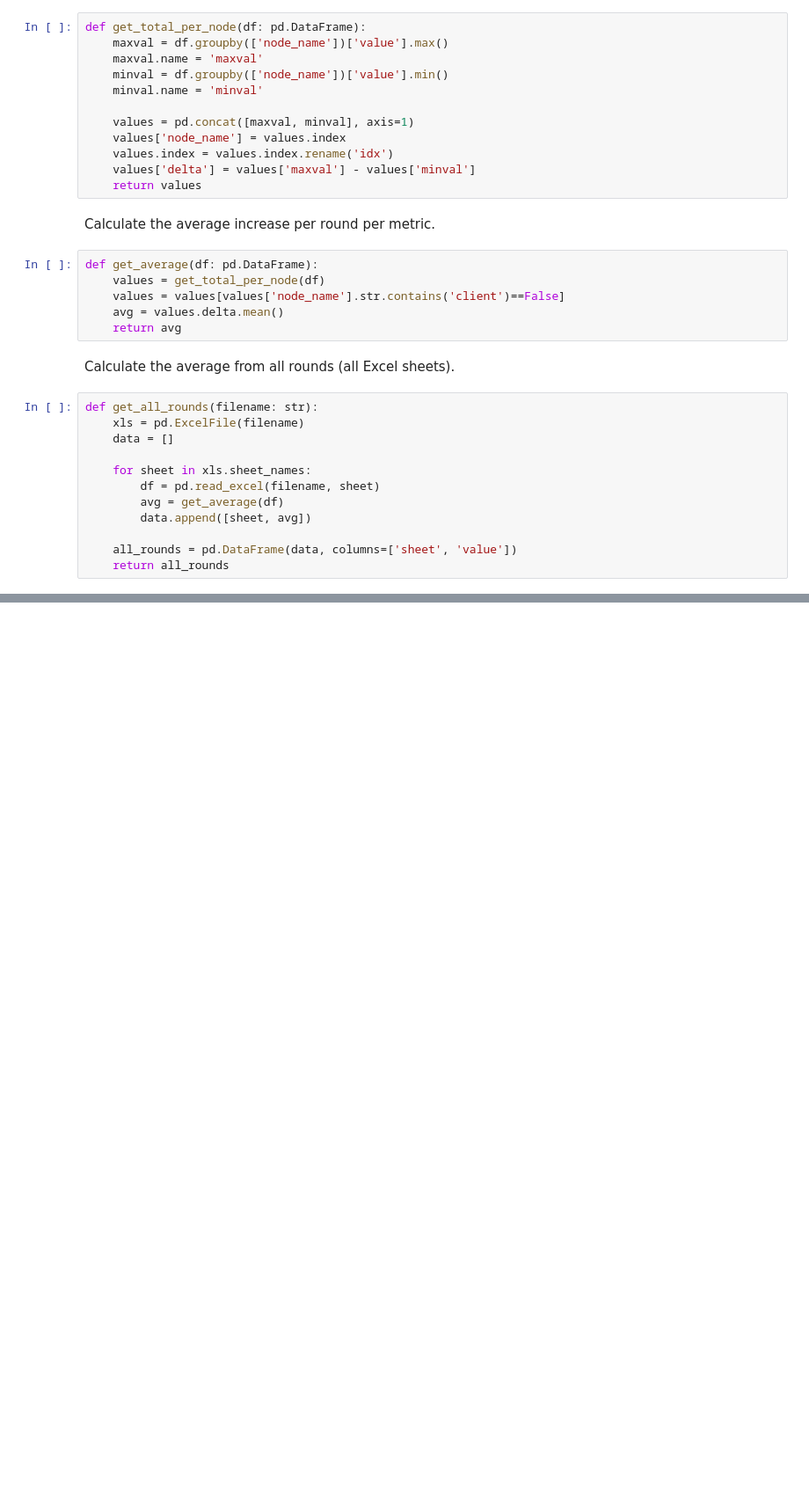
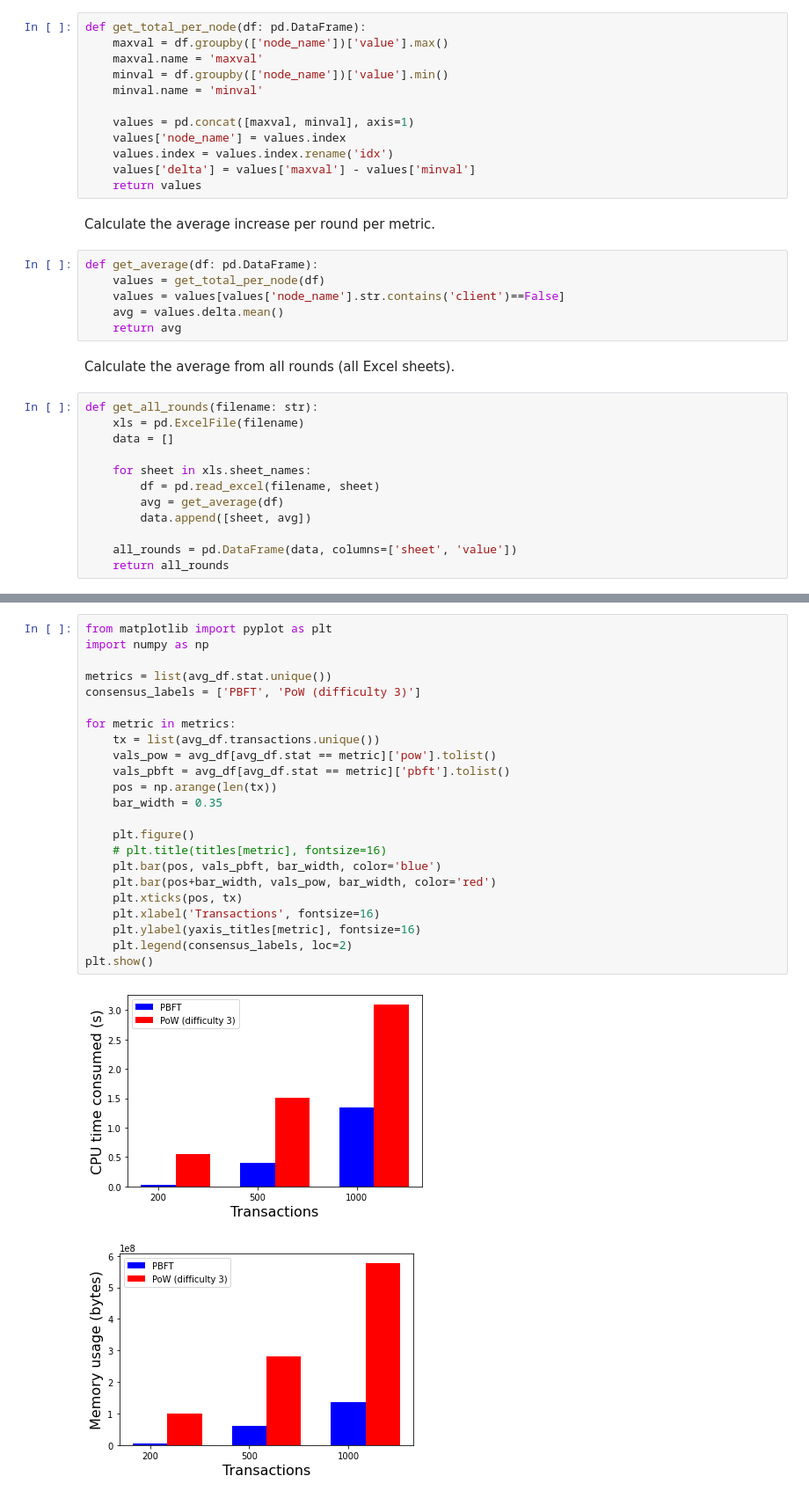
Before and after one commit to andrzejwl/evoting, a Jupyter notebook: performance_tests/parse.ipynb, the cells around one changed output, grey strips where cells are left out. Shown at 88% size. Drawn from its saved outputs; the diff is of its cells as text; blank space fills up the shorter version.

```diff
--- a/performance_tests/parse.ipynb
+++ b/performance_tests/parse.ipynb
@@ -43,0 +121,26 @@ data.value.mean()
+# %%
+from matplotlib import pyplot as plt
+import numpy as np
+
+metrics = list(avg_df.stat.unique())
+consensus_labels = ['PBFT', 'PoW (difficulty 3)']
+
+for metric in metrics:
+    tx = list(avg_df.transactions.unique())
+    vals_pow = avg_df[avg_df.stat == metric]['pow'].tolist()
+    vals_pbft = avg_df[avg_df.stat == metric]['pbft'].tolist()
+    pos = np.arange(len(tx))
+    bar_width = 0.35
+
+    plt.figure()
+    # plt.title(titles[metric], fontsize=16)
+    plt.bar(pos, vals_pbft, bar_width, color='blue')
+    plt.bar(pos+bar_width, vals_pow, bar_width, color='red')
+    plt.xticks(pos, tx)
+    plt.xlabel('Transactions', fontsize=16)
+    plt.ylabel(yaxis_titles[metric], fontsize=16)
+    plt.legend(consensus_labels, loc=2)
+plt.show()
+# %% [output]
+[figure, added]
+[figure, added]
```
Also changed, not shown: parts of 15 cells of this notebook, 2 other files.
